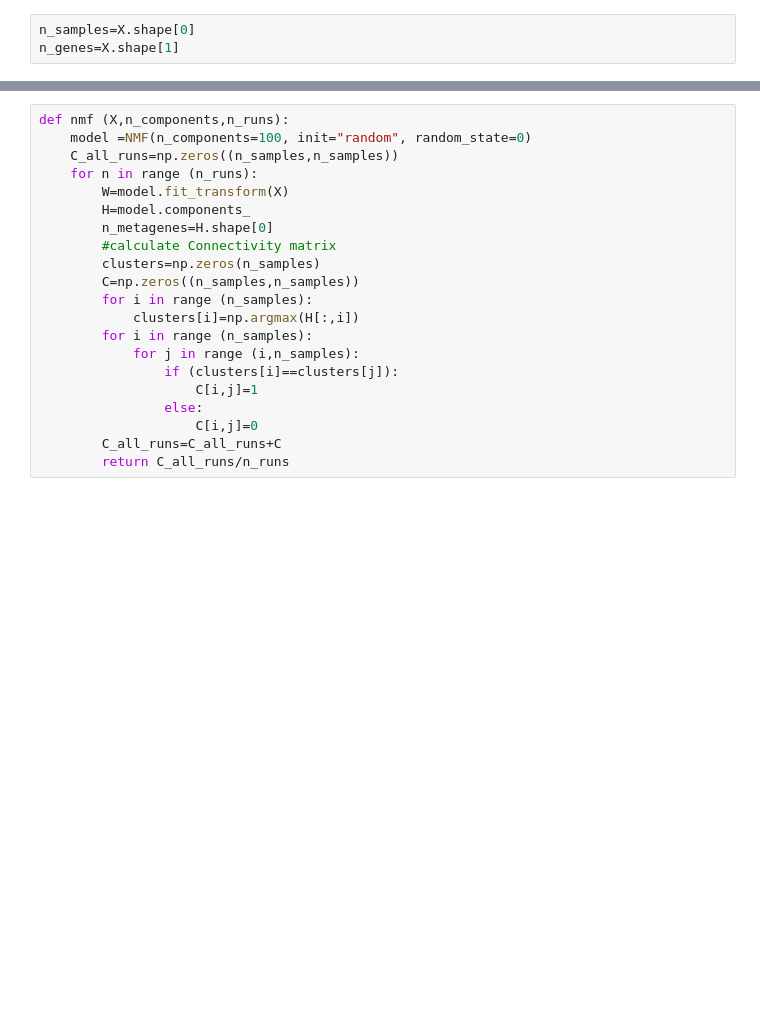
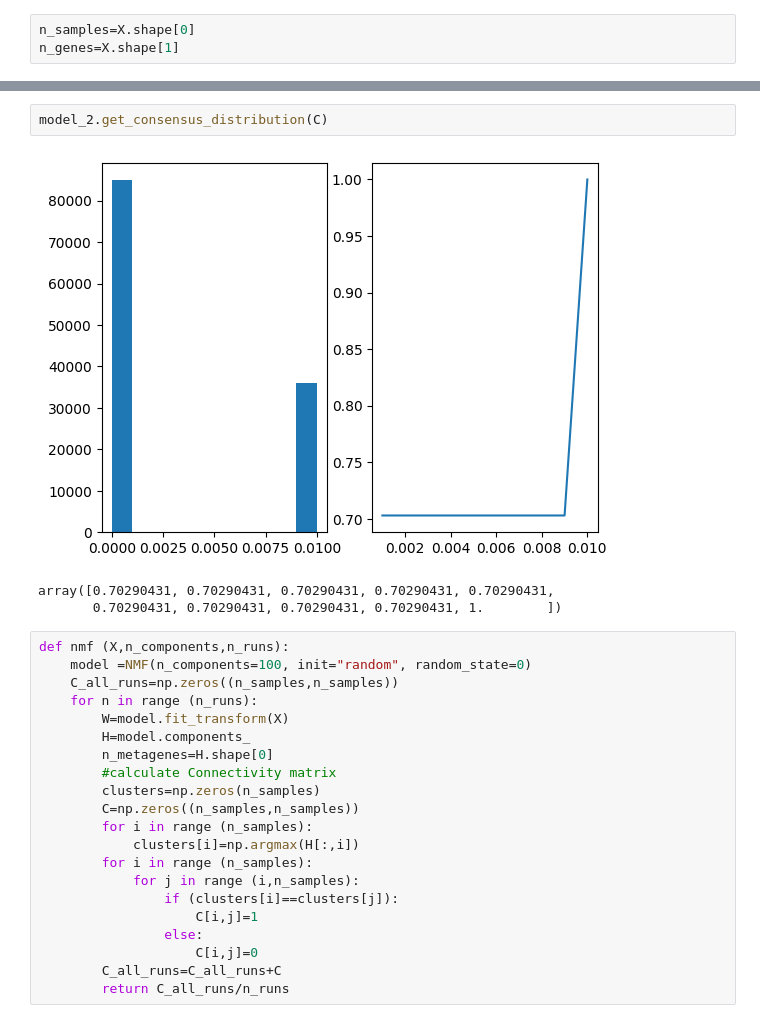
Before and after one commit to Syrinechen/Myeloma-project-draft, a Jupyter notebook: data_analysis.ipynb, the cells around one changed output, grey strips where cells are left out. Drawn from its saved outputs; the diff is of its cells as text; blank space fills up the shorter version.

```diff
--- a/data_analysis.ipynb
+++ b/data_analysis.ipynb
@@ -98,3 +129,9 @@ TypeError: 'str' object cannot be interpreted as an integer
+# %%
+model_2.get_consensus_distribution(C)
+# %% [output]
+[figure, added]
+array([0.70290431, 0.70290431, 0.70290431, 0.70290431, 0.70290431,
+       0.70290431, 0.70290431, 0.70290431, 0.70290431, 1.        ])
 # %%
 def nmf (X,n_components,n_runs):
     model =NMF(n_components=100, init="random", random_state=0)
```
Also changed, not shown: parts of 6 cells of this notebook.
